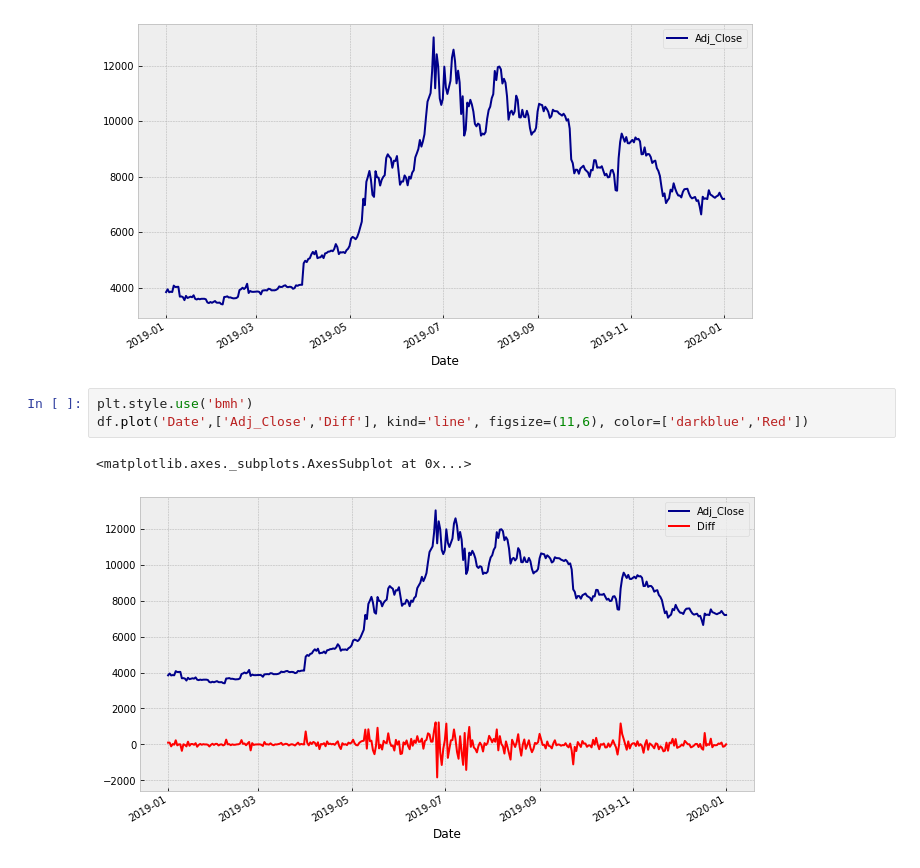
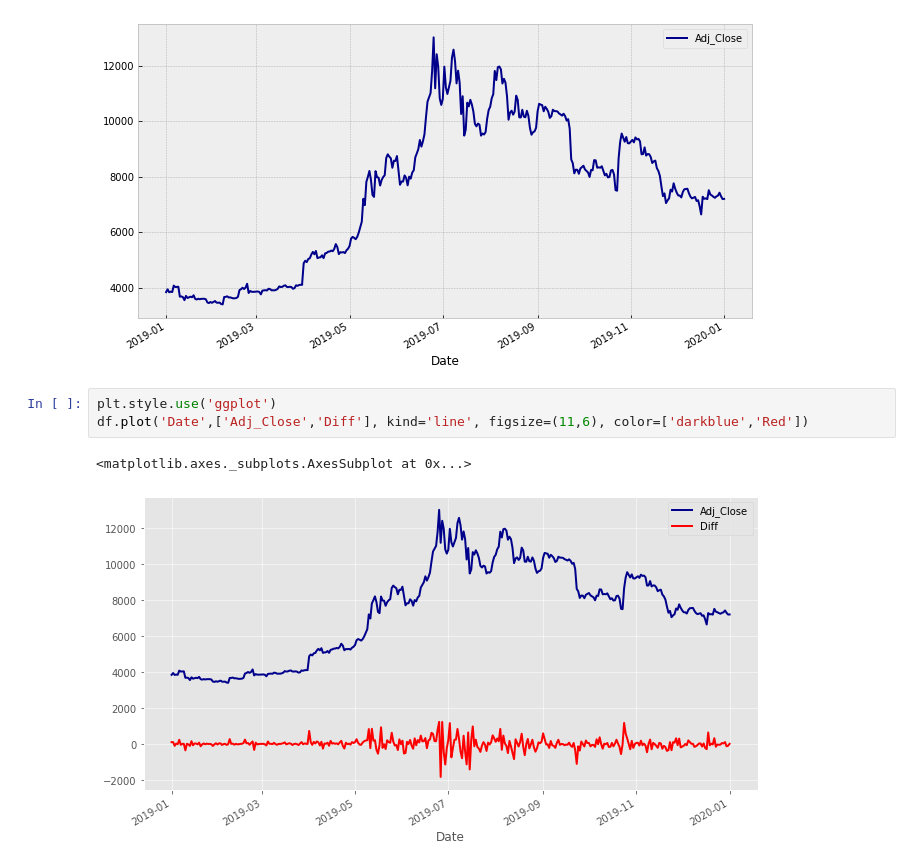
Before and after one commit to cristiandarioortegayubro/Ciencia-de-Datos-en-Ciencias-Economicas-con-Python, a Jupyter notebook: Mis_Primeras_Visualizaciones_01.ipynb, the cells around one changed output. Saved outputs shown, nothing was run; the diff lists cells and outputs as text.

```diff
--- a/Mis_Primeras_Visualizaciones_01.ipynb
+++ b/Mis_Primeras_Visualizaciones_01.ipynb
@@ -49,9 +49,9 @@ df.plot('Date','Adj_Close', kind='line', figsize=(11,6), color='darkblue')
 <matplotlib.axes._subplots.AxesSubplot at 0x...>
 [figure]
 # %%
-plt.style.use('bmh')
+plt.style.use('ggplot')
 df.plot('Date',['Adj_Close','Diff'], kind='line', figsize=(11,6), color=['darkblue','Red'])
 # %% [output]
 <matplotlib.axes._subplots.AxesSubplot at 0x...>
-[figure, old version]
+[figure, new version]
 # %%
```
Also changed, not shown: parts of 4 cells of this notebook.
